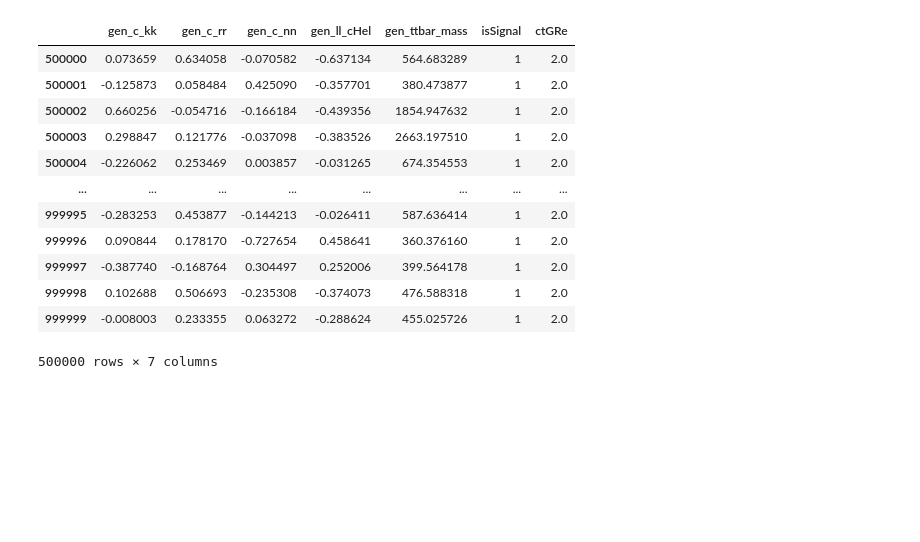
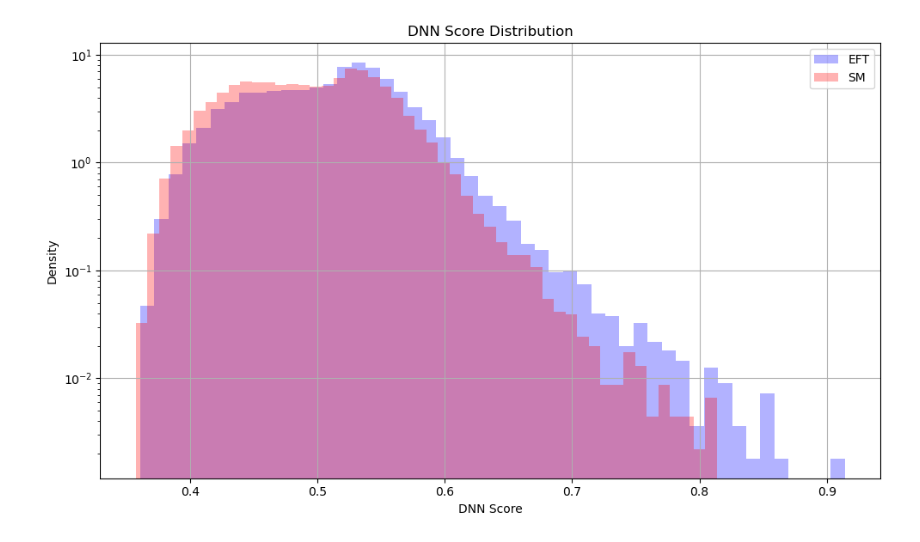
Before and after one commit to SantoshBh137/Purdue_Analysis_EFT, a Jupyter notebook: EFT_ML/ML_EFT_SM.ipynb, the cells around one changed output. Saved outputs shown, nothing was run; the diff lists cells and outputs as text; code cells hidden in the pictures; blank space fills up the shorter version.

```diff
--- a/EFT_ML/ML_EFT_SM.ipynb
+++ b/EFT_ML/ML_EFT_SM.ipynb
@@ -61,16 +33,4 @@ df[0:500000]
 # %%
-df[500000:]
+prametric_classifier.plot_scores(model, device, X_sig_test, X_bkg_test)
 # %% [output]
-|  | gen_c_kk | gen_c_rr | gen_c_nn | gen_ll_cHel | gen_ttbar_mass | isSignal | ctGRe |
-| 500000 | 0.073659 | 0.634058 | -0.070582 | -0.637134 | 564.683289 | 1 | 2.0 |
-| 500001 | -0.125873 | 0.058484 | 0.425090 | -0.357701 | 380.473877 | 1 | 2.0 |
-| 500002 | 0.660256 | -0.054716 | -0.166184 | -0.439356 | 1854.947632 | 1 | 2.0 |
-| 500003 | 0.298847 | 0.121776 | -0.037098 | -0.383526 | 2663.197510 | 1 | 2.0 |
-| 500004 | -0.226062 | 0.253469 | 0.003857 | -0.031265 | 674.354553 | 1 | 2.0 |
-| ... | ... | ... | ... | ... | ... | ... | ... |
-| 999995 | -0.283253 | 0.453877 | -0.144213 | -0.026411 | 587.636414 | 1 | 2.0 |
-| 999996 | 0.090844 | 0.178170 | -0.727654 | 0.458641 | 360.376160 | 1 | 2.0 |
-| 999997 | -0.387740 | -0.168764 | 0.304497 | 0.252006 | 399.564178 | 1 | 2.0 |
-| 999998 | 0.102688 | 0.506693 | -0.235308 | -0.374073 | 476.588318 | 1 | 2.0 |
-| 999999 | -0.008003 | 0.233355 | 0.063272 | -0.288624 | 455.025726 | 1 | 2.0 |
-500000 rows × 7 columns
+[figure, added]
```
Also changed, not shown: parts of 8 cells of this notebook, 1 other file.
